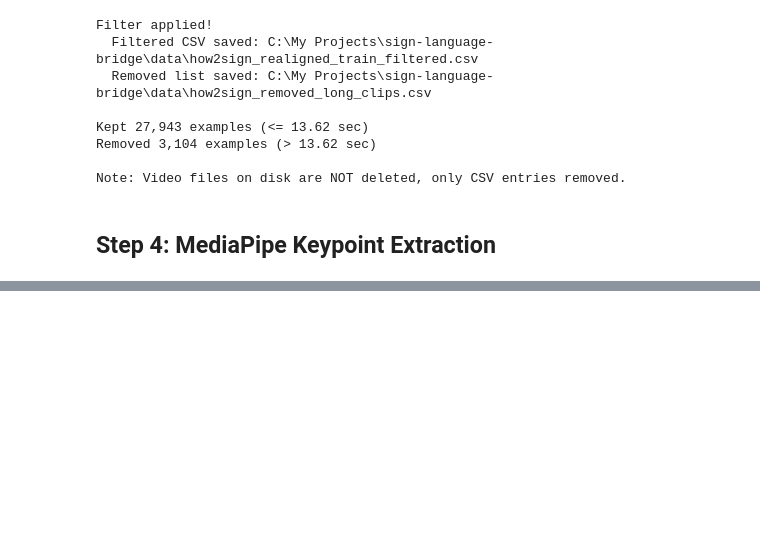
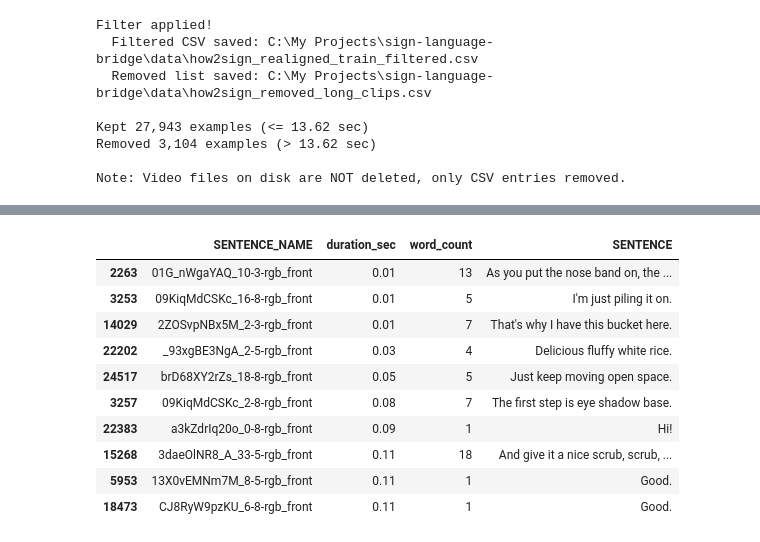
Before and after one commit to mamounyosef/sign-language-bridge, a Jupyter notebook: notebooks/01_dataset_exploration.ipynb, the cells around one changed output, grey strips where cells are left out. Saved outputs shown, nothing was run; the diff lists cells and outputs as text; code cells hidden in the pictures; blank space fills up the shorter version.

Commit message:
Remove the examples that's <= 1.3 seconds in the dataset, and normalize and preprocess the extracted landmarks dataset

```diff
--- a/notebooks/01_dataset_exploration.ipynb
+++ b/notebooks/01_dataset_exploration.ipynb
@@ -325,5 +324,56 @@ Kept 27,943 examples (<= 13.62 sec)
 Removed 3,104 examples (> 13.62 sec)
 
 Note: Video files on disk are NOT deleted, only CSV entries removed.
-# %% [markdown]
-## Step 4: MediaPipe Keypoint Extraction
+# %%
+## Step 3.3: Analysis - Impact of Removing Clips ≤ 1.3 Second
+
+from pathlib import Path
+import pandas as pd
+
+CSV_PATH = Path('..') / 'data' / 'how2sign_realigned_train_filtered.csv'
+
+df = pd.read_csv(CSV_PATH, sep='\t')
+df['duration_sec'] = df['END_REALIGNED'] - df['START_REALIGNED']
+df['word_count'] = df['SENTENCE'].fillna('').astype(str).str.strip().str.split().str.len()
+
+# Split into keep vs remove
+keep_mask = df['duration_sec'] > 1.3
+remove_mask = df['duration_sec'] <= 1.3
+
+keep_df = df[keep_mask]
+remove_df = df[remove_mask]
+
+# Calculate stats
+total_examples = len(df)
+total_hours = df['duration_sec'].sum() / 3600.0
+
+keep_examples = len(keep_df)
+keep_hours = keep_df['duration_sec'].sum() / 3600.0
+
+remove_examples = len(remove_df)
+remove_hours = remove_df['duration_sec'].sum() / 3600.0
+
+print('Impact Analysis: Removing Clips ≤ 1.3 Second')
+print('=' * 56)
+print()
+print('Original dataset:')
+print(f'  Examples: {total_examples:,}')
+print(f'  Total hours: {total_hours:.2f}')
+print()
+print('After filtering (keeping > 1.3 sec):')
+print(f'  Examples: {keep_examples:,} ({keep_examples/total_examples*100:.1f}%)')
+print(f'  Total hours: {keep_hours:.2f} ({keep_hours/total_hours*100:.1f}%)')
+print()
+print('Removed (≤ 1.3 sec):')
+print(f'  Examples: {remove_examples:,} ({remove_examples/total_examples*100:.1f}%)')
+print(f'  Total hours: {remove_hours:.2f} ({remove_hours/total_hours*100:.1f}%)')
+print()
+print('Duration stats after filtering:')
+print(f'  Mean: {keep_df["duration_sec"].mean():.2f} sec')
+print(f'  Median: {keep_df["duration_sec"].median():.2f} sec')
+print(f'  Min: {keep_df["duration_sec"].min():.2f} sec')
+print(f'  Max: {keep_df["duration_sec"].max():.2f} sec')
+print()
+print('Sample removed clips (shortest):')
+display(remove_df.nsmallest(10, 'duration_sec')[['SENTENCE_NAME', 'duration_sec', 'word_count', 'SENTENCE']])
+# %% [output]
@@ -329,0 +397,11 @@ Note: Video files on disk are NOT deleted, only CSV entries removed.
+|  | SENTENCE_NAME | duration_sec | word_count | SENTENCE |
+| 2263 | 01G_nWgaYAQ_10-3-rgb_front | 0.01 | 13 | As you put the nose band on, the ... |
+| 3253 | 09KiqMdCSKc_16-8-rgb_front | 0.01 | 5 | I'm just piling it on. |
+| 14029 | 2ZOSvpNBx5M_2-3-rgb_front | 0.01 | 7 | That's why I have this bucket here. |
+| 22202 | _93xgBE3NgA_2-5-rgb_front | 0.03 | 4 | Delicious fluffy white rice. |
+| 24517 | brD68XY2rZs_18-8-rgb_front | 0.05 | 5 | Just keep moving open space. |
+| 3257 | 09KiqMdCSKc_2-8-rgb_front | 0.08 | 7 | The first step is eye shadow base. |
+| 22383 | a3kZdrIq20o_0-8-rgb_front | 0.09 | 1 | Hi! |
+| 15268 | 3daeOlNR8_A_33-5-rgb_front | 0.11 | 18 | And give it a nice scrub, scrub, ... |
+| 5953 | 13X0vEMNm7M_8-5-rgb_front | 0.11 | 1 | Good. |
+| 18473 | CJ8RyW9pzKU_6-8-rgb_front | 0.11 | 1 | Good. |
```
Also changed, not shown: parts of 17 cells of this notebook, 8 other files.
